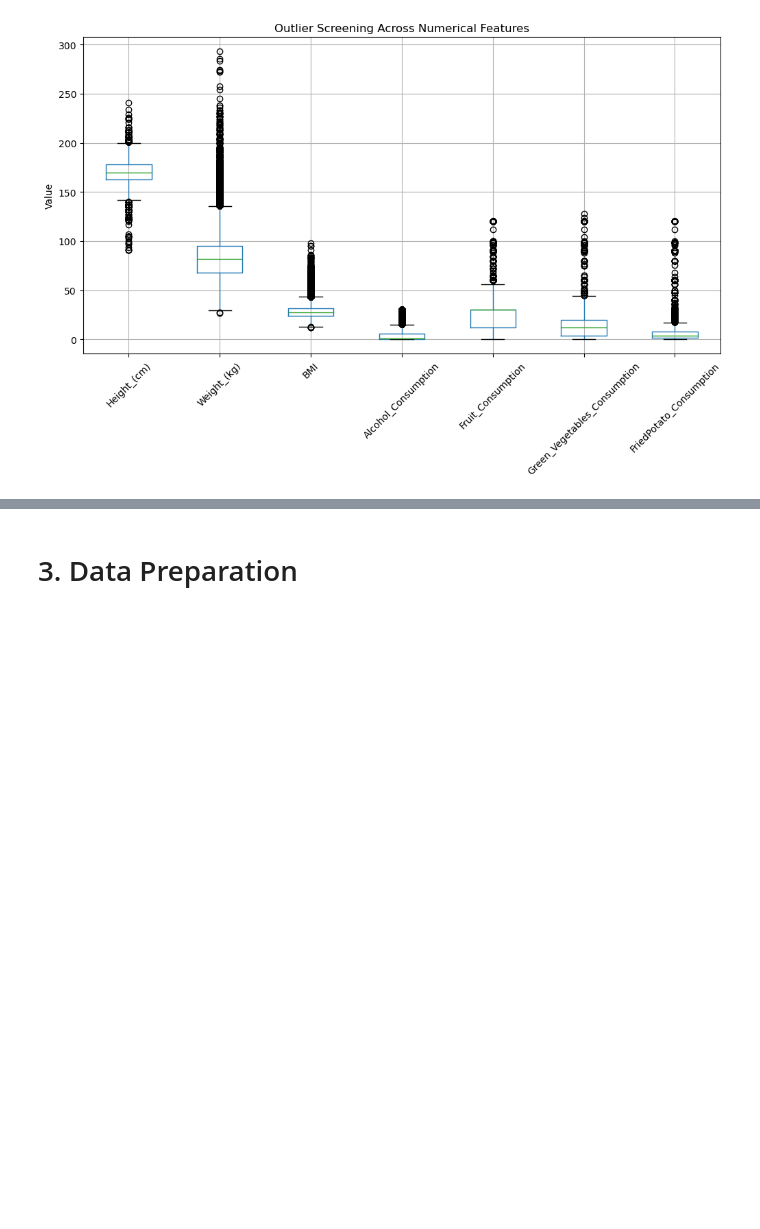
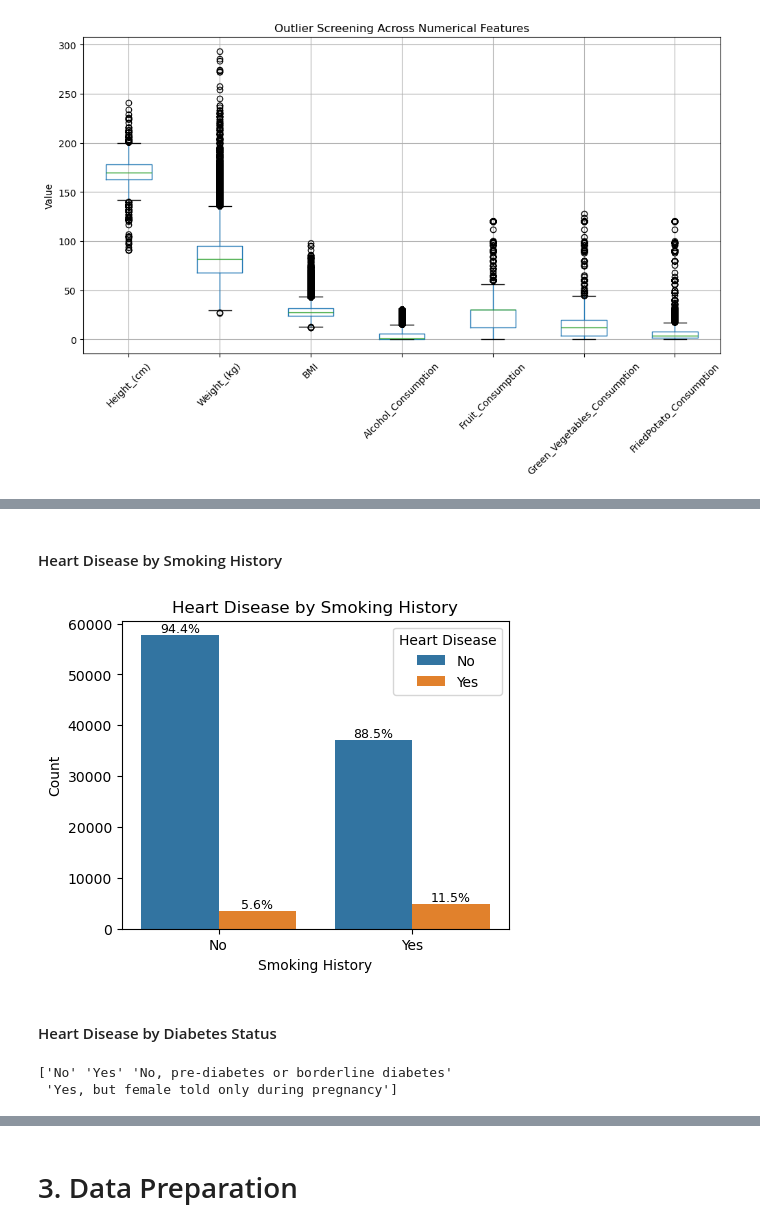
Before and after one commit to Jared-Tenebris/mldp-jared, a Jupyter notebook: cardiovascular_health.ipynb, the cells around one changed output, grey strips where cells are left out. Cells and saved outputs as stored; diff of their text form; code cells hidden in the pictures; blank space fills up the shorter version.

```diff
--- a/cardiovascular_health.ipynb
+++ b/cardiovascular_health.ipynb
@@ -309,0 +379,39 @@ Given the binary nature of the target variable(Heart_Disease), **logistic regres
+# %% [markdown]
+#### Heart Disease by Smoking History
+# %%
+plt.figure(figsize=(5,4))
+## Plot of Heart Disease by Smoking History
+ax = sns.countplot(
+    x='Smoking_History',
+    hue='Heart_Disease',
+    data=df
+)
+
+# Add percentage labels
+total_per_group = df.groupby('Smoking_History').size()
+for p in ax.patches:
+    height = p.get_height()
+    if height > 0:
+        category = p.get_x() + p.get_width() / 2
+        group = int(round(category))
+        percentage = height / total_per_group.iloc[group] * 100
+        ax.annotate(f'{percentage:.1f}%',
+                    (p.get_x() + p.get_width() / 2, height),
+                    ha='center', va='bottom', fontsize=9)
+## Labeling of the Plot
+plt.title('Heart Disease by Smoking History')
+plt.xlabel('Smoking History')
+plt.ylabel('Count')
+plt.legend(title='Heart Disease')
+plt.show()
+# %% [output]
+[figure, added]
+# %% [markdown]
+#### Heart Disease by Diabetes Status
+# %%
+## Find the unique values in 'Age_Category' column
+unique_diabetic_values = df['Diabetes'].unique()
+print(unique_diabetic_values)
+# %% [output]
+['No' 'Yes' 'No, pre-diabetes or borderline diabetes'
+ 'Yes, but female told only during pregnancy']
```
Also changed, not shown: parts of 20 cells of this notebook.
